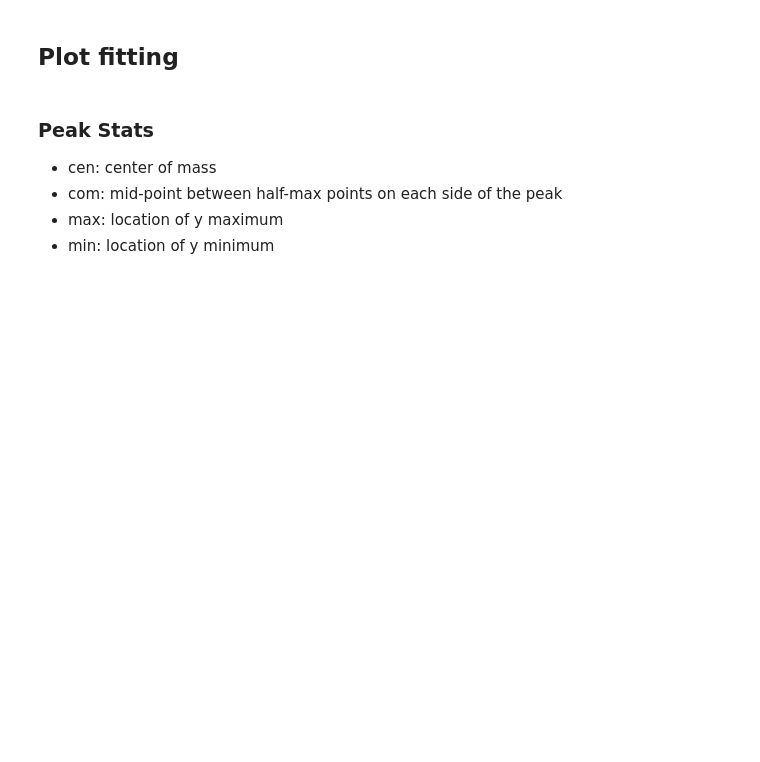
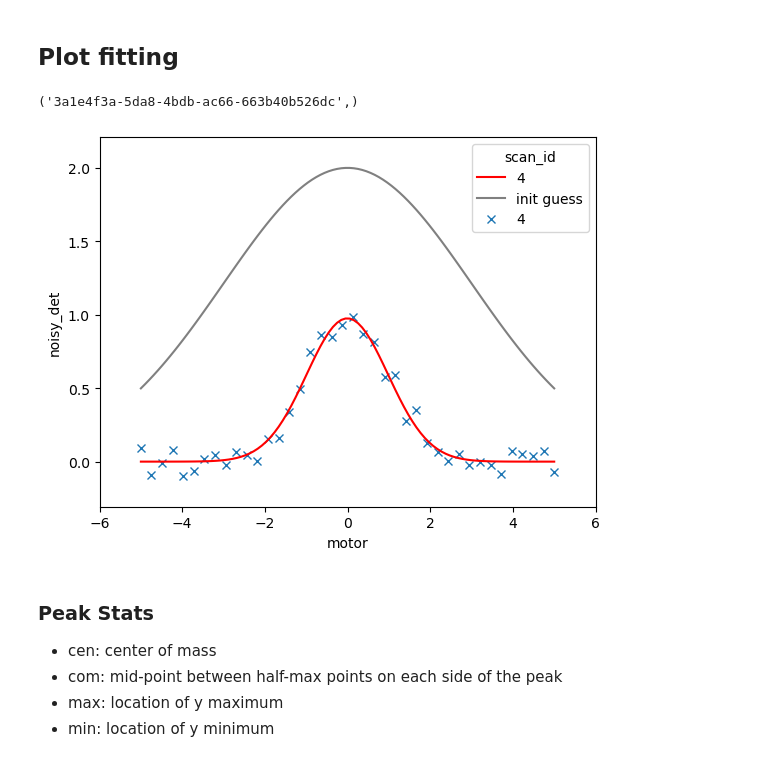
Before and after one commit to cnpem/bluesky-workshop, a Jupyter notebook: tutorial/00_Planos_Padrao/01_1D_scan.ipynb, the cells around one changed output. Drawn from its saved outputs; the diff is of its cells as text; code cells hidden in the pictures; blank space fills up the shorter version.

```diff
--- a/tutorial/00_Planos_Padrao/01_1D_scan.ipynb
+++ b/tutorial/00_Planos_Padrao/01_1D_scan.ipynb
@@ -44,19 +65,21 @@ RE(
 ## Plot fitting
 # %%
 fig, ax = plt.subplots()
-bec.disable_plots()
 def gaussian(x, peak, sigma, x0):
     return peak*np.exp(-(x - x0)**2/(2 * sigma**2))
 
 model = lmfit.Model(gaussian)
 init_guess = { 'peak': 2, 'sigma': lmfit.Parameter('sigma', 3, min=0), 'x0': 0}
 live_fit = LiveFit(model, 'noisy_det', {'x': 'motor'}, init_guess)
 live_fit_plot = JupyterLiveFitPlot(live_fit, fig=fig, ax=ax, color='r')
 live_plot = JupyterLivePlot('noisy_det', 'motor', marker='x', fig=fig, ax=ax, linestyle='none')
 RE(
     scan([noisy_det], motor, -5, 5, num=40),
     [live_fit_plot, live_plot]
 )
+# %% [output]
+('3a1e4f3a-5da8-4bdb-ac66-663b40b526dc',)
+[figure, added]
 # %% [markdown]
 ### Peak Stats
 
```
Also changed, not shown: parts of 6 cells of this notebook.
